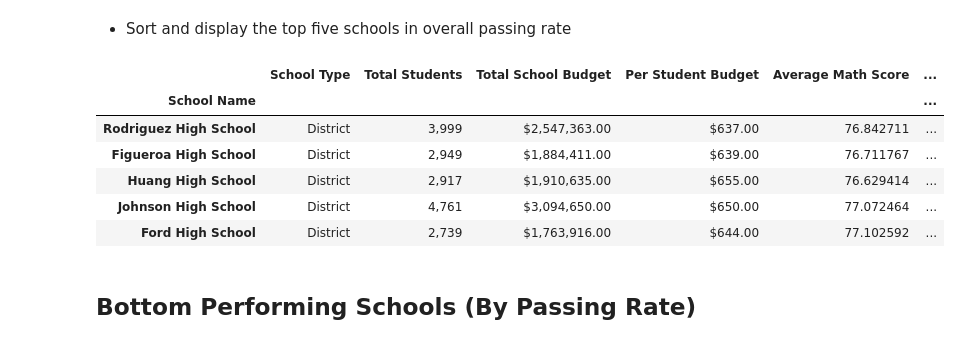
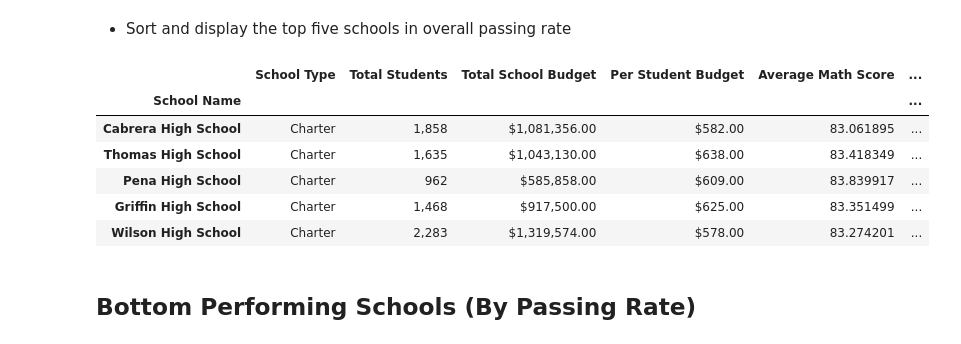
Before and after one commit to rossnicholson13/pandas-challenge, a Jupyter notebook: PyCitySchools/PyCitySchools_starter.ipynb, the cells around one changed output. Cells and saved outputs as stored; diff of their text form; code cells hidden in the pictures.

```diff
--- a/PyCitySchools/PyCitySchools_starter.ipynb
+++ b/PyCitySchools/PyCitySchools_starter.ipynb
@@ -114,39 +114,39 @@ passed_reading = school_data_complete.loc[school_data_complete["reading_score"]>
 passed_reading_grouped = passed_reading.groupby('school_name')
 
 passed_per_school = pd.merge(passed_math_grouped.count()["Student ID"],passed_reading_grouped.count()["Student ID"],on="school_name")
 
 school_data_averages = pd.merge(school_data,average_scores,on="school_name")
 complete_school_data = pd.merge(school_data_averages,passed_per_school,on="school_name")
 
 complete_school_data["Per Student Budget"] = complete_school_data["budget"] / complete_school_data["size"]
 complete_school_data["% Passing Math"] = 100 * complete_school_data["Student ID_x"] / complete_school_data["size"]
 complete_school_data["% Passing Reading"] = 100 * complete_school_data["Student ID_y"] / complete_school_data["size"]
 complete_school_data["% Overall Passing Rate"] = (complete_school_data["% Passing Math"] + complete_school_data["% Passing Reading"])/2
 
 complete_school_data = complete_school_data.rename(columns={"school_name":"School Name",
                                                             "type":"School Type",
                                                             "size":"Total Students",
                                                             "budget":"Total School Budget",
                                                             "math_score":"Average Math Score",
                                                             "reading_score":"Average Reading Score"
                                                             })
 
 complete_school_data = complete_school_data[["School Name","School Type","Total Students","Total School Budget","Per Student Budget","Average Math Score","Average Reading Score","% Passing Math","% Passing Reading","% Overall Passing Rate"]]
 complete_school_data = complete_school_data.set_index("School Name")
 
 complete_school_data["Total Students"] = complete_school_data["Total Students"].map("{:,}".format)
 complete_school_data["Total School Budget"] = complete_school_data["Total School Budget"].map("${:,.2f}".format)
 complete_school_data["Per Student Budget"] = complete_school_data["Per Student Budget"].map("${:,.2f}".format)
 
-complete_school_data.sort_values("% Overall Passing Rate").head(5)
+complete_school_data.sort_values("% Overall Passing Rate",ascending=False).head(5)
 # %% [output]
 |  | School Type | Total Students | Total School Budget | Per Student Budget | Average Math Score | ... |
 | School Name |  |  |  |  |  | ... |
-| Rodriguez High School | District | 3,999 | $2,547,363.00 | $637.00 | 76.842711 | ... |
-| Figueroa High School | District | 2,949 | $1,884,411.00 | $639.00 | 76.711767 | ... |
-| Huang High School | District | 2,917 | $1,910,635.00 | $655.00 | 76.629414 | ... |
-| Johnson High School | District | 4,761 | $3,094,650.00 | $650.00 | 77.072464 | ... |
-| Ford High School | District | 2,739 | $1,763,916.00 | $644.00 | 77.102592 | ... |
+| Cabrera High School | Charter | 1,858 | $1,081,356.00 | $582.00 | 83.061895 | ... |
+| Thomas High School | Charter | 1,635 | $1,043,130.00 | $638.00 | 83.418349 | ... |
+| Pena High School | Charter | 962 | $585,858.00 | $609.00 | 83.839917 | ... |
+| Griffin High School | Charter | 1,468 | $917,500.00 | $625.00 | 83.351499 | ... |
+| Wilson High School | Charter | 2,283 | $1,319,574.00 | $578.00 | 83.274201 | ... |
 # %% [markdown]
 ## Bottom Performing Schools (By Passing Rate)
 # %% [markdown]
```
Also changed, not shown: parts of 3 cells of this notebook.
